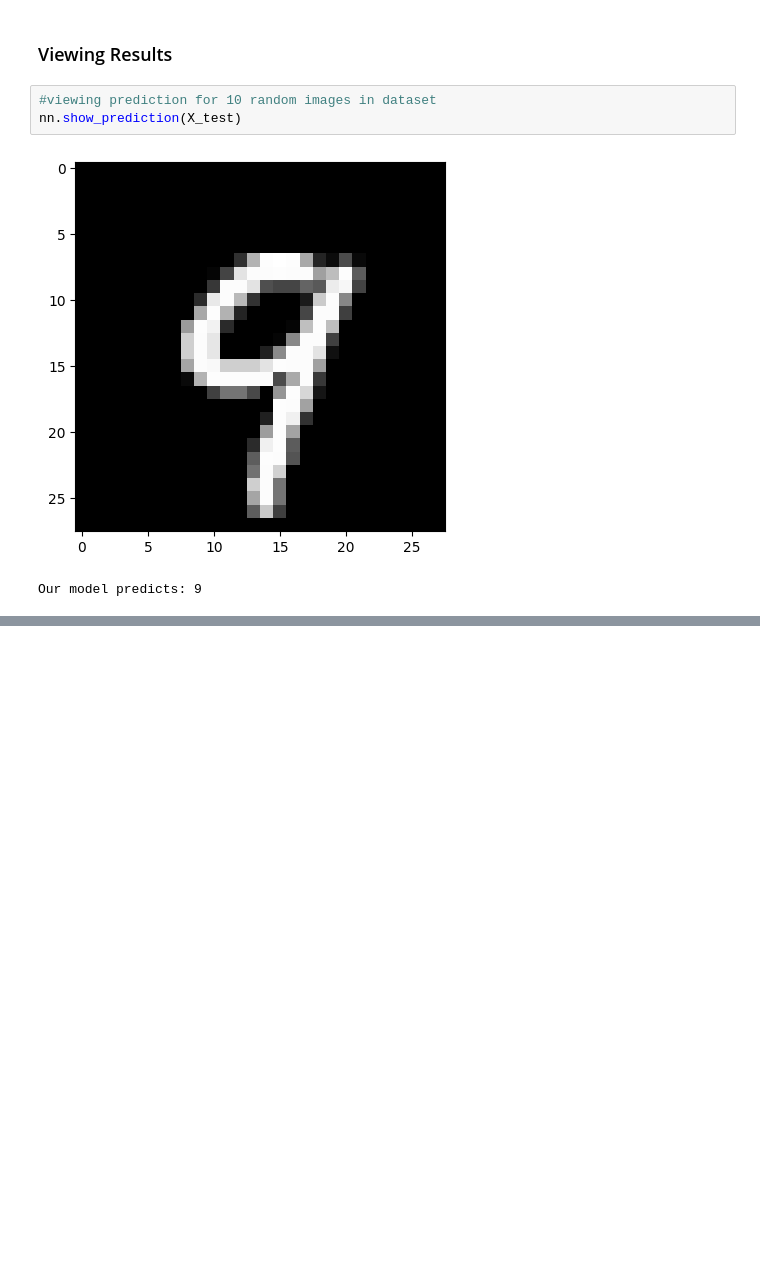
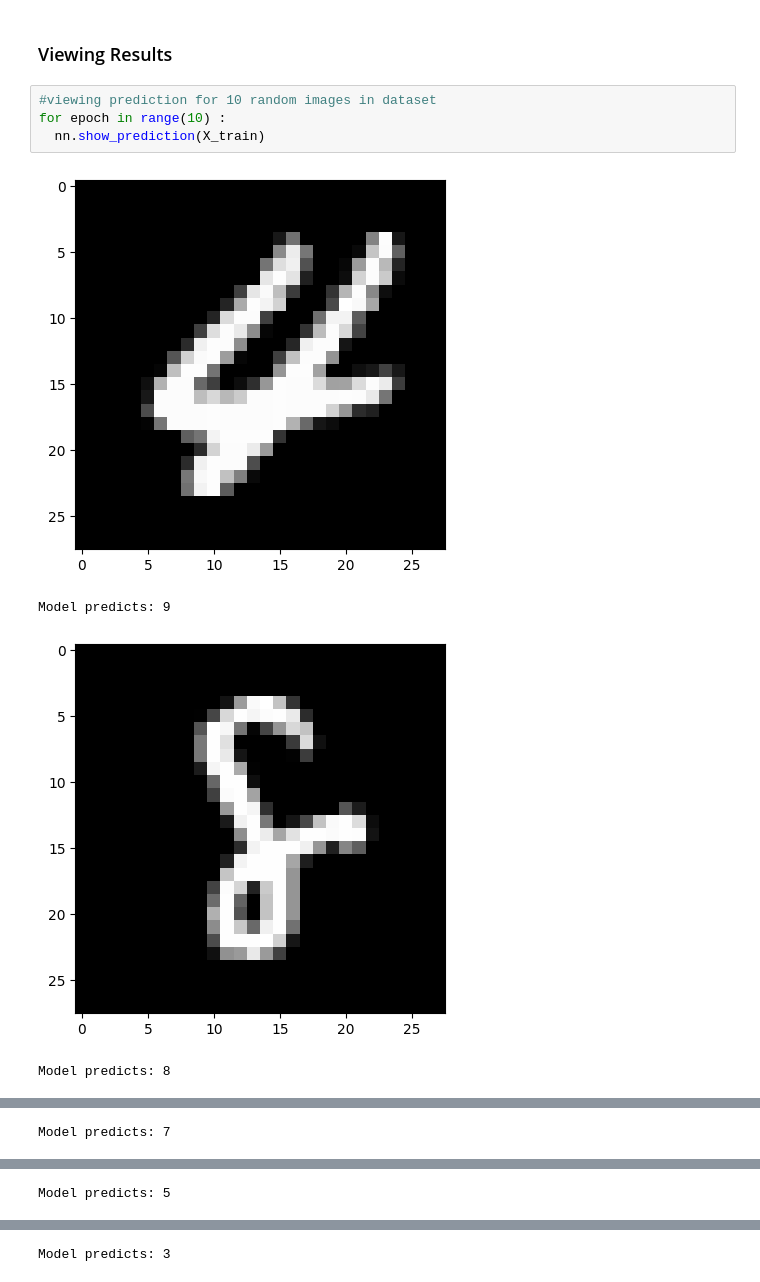
Before and after one commit to Rakshit-Sawarn-iitb/WIDS-Brain-Tumor-Detection, a Jupyter notebook: Week_3.ipynb, the cells around one changed output, grey strips where cells are left out. Drawn from its saved outputs; the diff is of its cells as text; blank space fills up the shorter version.

```diff
--- a/Week_3.ipynb
+++ b/Week_3.ipynb
@@ -219,7 +208,10 @@ print(acc)
 ### Viewing Results
 # %%
 #viewing prediction for 10 random images in dataset
-nn.show_prediction(X_test)
+for epoch in range(10) :
+  nn.show_prediction(X_train)
 # %% [output]
-[figure, old version]
+[figure, new version]
-Our model predicts: 9
+Model predicts: 9
+[figure, added]
+Model predicts: 8
@@ -225,0 +219 @@ Our model predicts: 9
+Model predicts: 7
@@ -225,0 +221 @@ Our model predicts: 9
+Model predicts: 5
@@ -225,0 +223 @@ Our model predicts: 9
+Model predicts: 3
```
Also changed, not shown: parts of 4 cells of this notebook.
